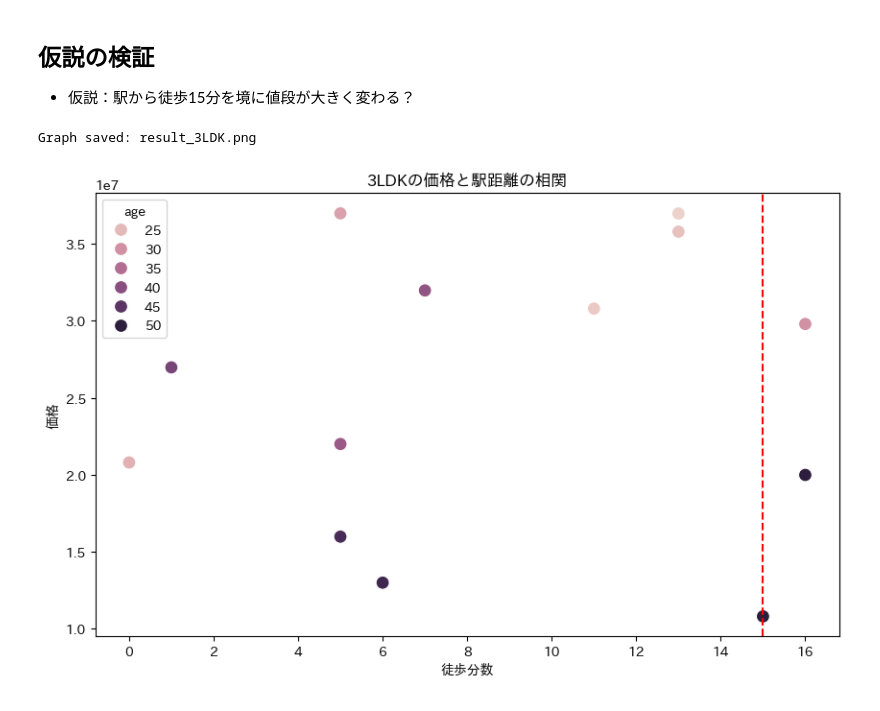
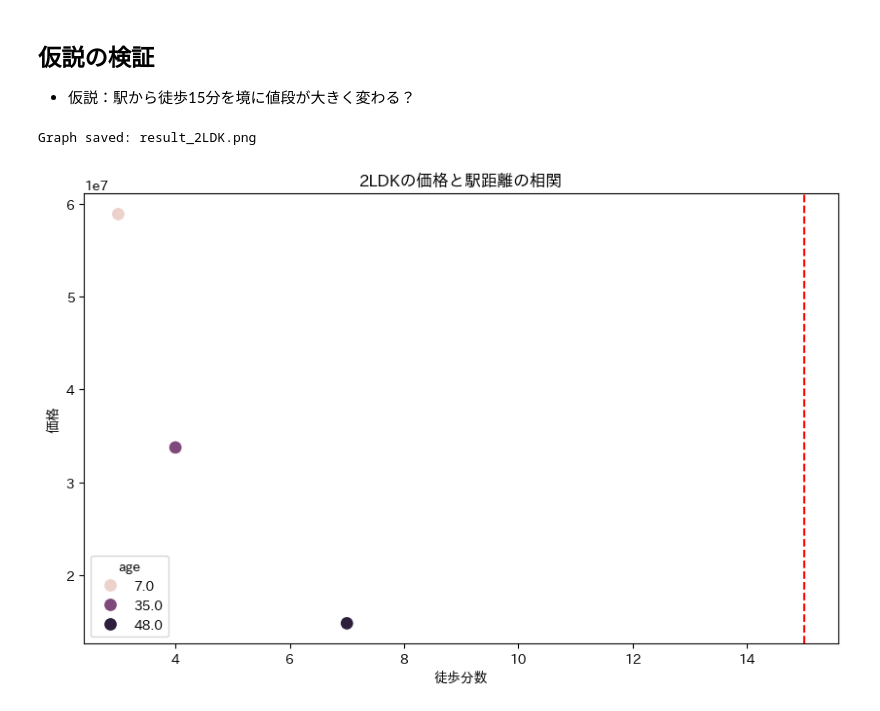
Before and after one commit to mihira-ryouta/dsprog2, a Jupyter notebook: 最終課題/main.ipynb, the cells around one changed output. Saved outputs shown, nothing was run; the diff lists cells and outputs as text; code cells hidden in the pictures.

```diff
--- a/最終課題/main.ipynb
+++ b/最終課題/main.ipynb
@@ -117,6 +117,9 @@ def convert_minutes(minutes_text):
 # DB接続を再開
 conn = sqlite3.connect(path + db_name)
 cur = conn.cursor()
+
+cur.execute("DELETE FROM 不動産")
+conn.commit()
 
 total_count = 0
 print(f"スクレイピングを開始（対象: {len(target_urls)} ページ）")
@@ -127,7 +130,9 @@ try:
     for i, url in enumerate(target_urls, 1):
         print(f"[{i}/{len(target_urls)}] 取得中: {url}")
 
-        # 1. まずはページを取得する
+        count_in_page = 0
+
+        #ページを取得する
         try:
             res = requests.get(url, headers=headers, timeout=10)
             res.raise_for_status()
@@ -286,34 +280,34 @@ finally:
 # %%
 import japanize_matplotlib
 
 class SimpleAnalyze:
     def __init__(self, db_path):
         self.db_path = db_path
 
-    def analysis(self, target_ldk='3LDK'):
+    def analysis(self, target_ldk='2LDK'):
         #DBからデータを読み込む
         with sqlite3.connect(self.db_path) as conn:
             df = pd.read_sql(f"SELECT * FROM 不動産 WHERE floor_plan = '{target_ldk}'", conn)
 
         # 築年数の計算
         df['year'] = df['Year_of_construction'].str.extract(r'(\d{4})').astype(float)
         df['age'] = 2025 - df['year']
 
         #散布図の作成
         plt.figure(figsize=(10, 6))
         sns.scatterplot(data=df, x='Walking_minutes', y='price', hue='age', s=100)
 
         #15分のところに線を引く
         plt.axvline(15, color='red', linestyle='--')
 
         plt.title(f'{target_ldk}の価格と駅距離の相関')
         plt.xlabel('徒歩分数')
         plt.ylabel('価格')
         plt.savefig(f'result_{target_ldk}.png')
         print(f"Graph saved: result_{target_ldk}.png")
 
 analyzer = SimpleAnalyze('real_estate.db')
-analyzer.analysis('3LDK')
+analyzer.analysis('2LDK')
 # %% [output]
-Graph saved: result_3LDK.png
+Graph saved: result_2LDK.png
-[figure, old version]
+[figure, new version]
```
Also changed, not shown: parts of 1 cell of this notebook.
